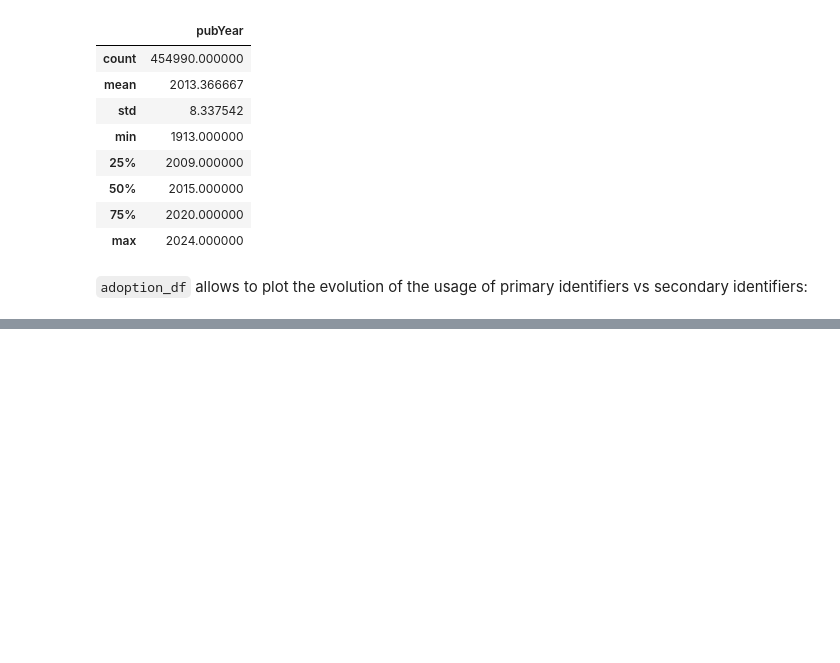
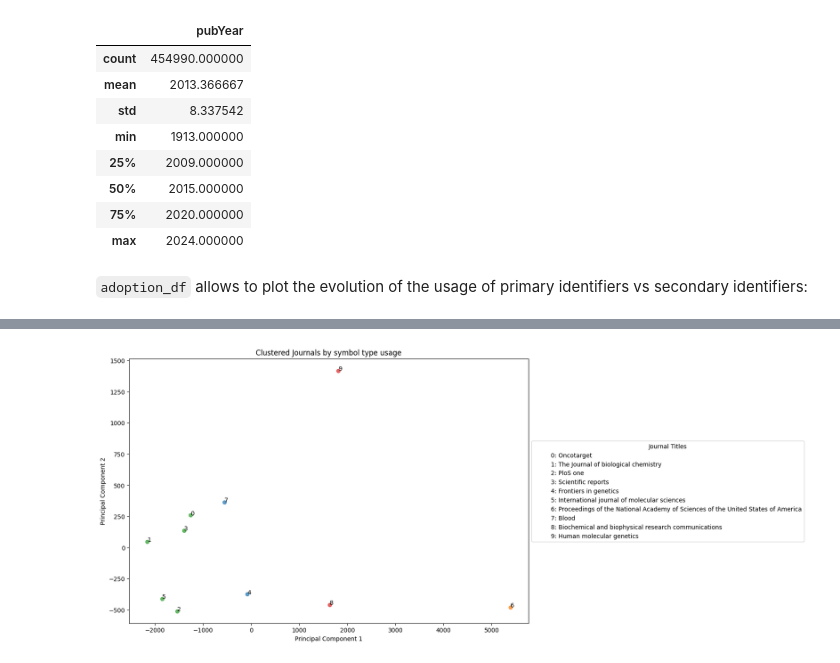
Before and after one commit to sec2pri/usecases, a Jupyter notebook: bibliometric_symbol_usage/HGNC_symbols_literature.ipynb, the cells around one changed output, grey strips where cells are left out. Saved outputs shown, nothing was run; the diff lists cells and outputs as text; code cells hidden in the pictures; blank space fills up the shorter version.

```diff
--- a/bibliometric_symbol_usage/HGNC_symbols_literature.ipynb
+++ b/bibliometric_symbol_usage/HGNC_symbols_literature.ipynb
@@ -314,0 +377,4 @@ SyntaxError: non-default argument follows default argument (2189437616.py, line
+# %%
+cluster_journal_symbol(subset_adoption_df, 4)
+# %% [output]
+[figure, added]
```
Also changed, not shown: parts of 31 cells of this notebook, 3 other files.
